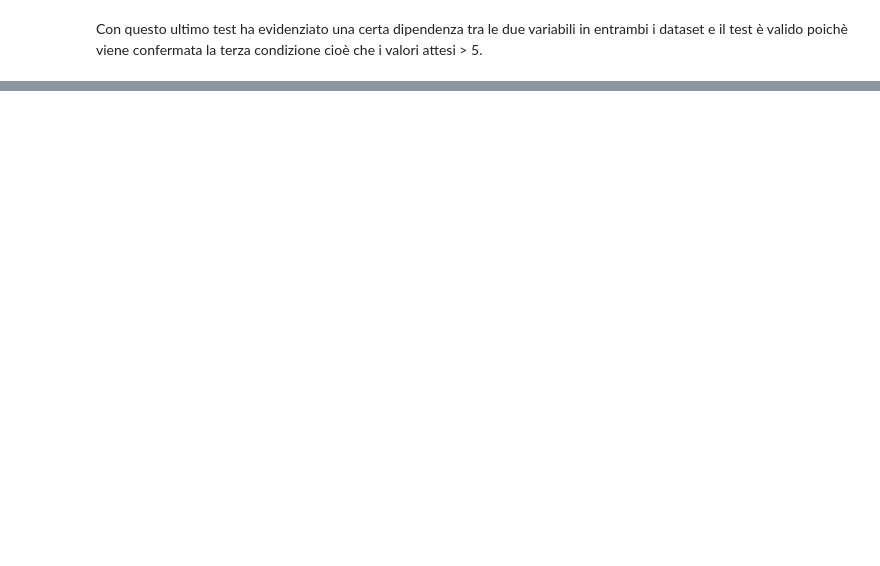
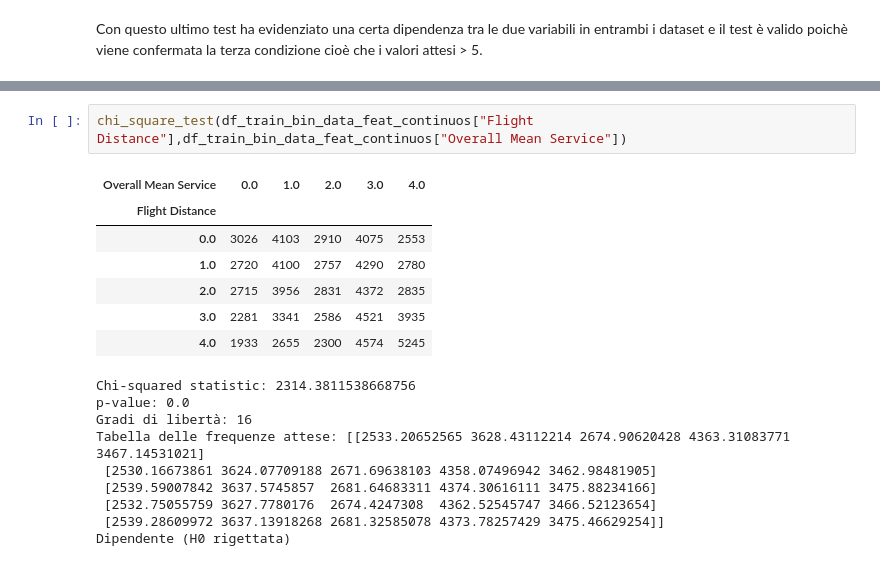
Before and after one commit to mingos25/Data-Science-Project, a Jupyter notebook: ds-project.ipynb, the cells around one changed output, grey strips where cells are left out. Saved outputs shown, nothing was run; the diff lists cells and outputs as text; blank space fills up the shorter version.

```diff
--- a/ds-project.ipynb
+++ b/ds-project.ipynb
@@ -1188,0 +1335,19 @@ Anche per questa relazione, sembra essere dipendente
+# %%
+chi_square_test(df_train_bin_data_feat_continuos["Flight Distance"],df_train_bin_data_feat_continuos["Overall Mean Service"])
+# %% [output]
+| Overall Mean Service | 0.0 | 1.0 | 2.0 | 3.0 | 4.0 |
+| Flight Distance |  |  |  |  |  |
+| 0.0 | 3026 | 4103 | 2910 | 4075 | 2553 |
+| 1.0 | 2720 | 4100 | 2757 | 4290 | 2780 |
+| 2.0 | 2715 | 3956 | 2831 | 4372 | 2835 |
+| 3.0 | 2281 | 3341 | 2586 | 4521 | 3935 |
+| 4.0 | 1933 | 2655 | 2300 | 4574 | 5245 |
+Chi-squared statistic: 2314.3811538668756
+p-value: 0.0
+Gradi di libertà: 16
+Tabella delle frequenze attese: [[2533.20652565 3628.43112214 2674.90620428 4363.31083771 3467.14531021]
+ [2530.16673861 3624.07709188 2671.69638103 4358.07496942 3462.98481905]
+ [2539.59007842 3637.5745857  2681.64683311 4374.30616111 3475.88234166]
+ [2532.75055759 3627.7780176  2674.4247308  4362.52545747 3466.52123654]
+ [2539.28609972 3637.13918268 2681.32585078 4373.78257429 3475.46629254]]
+Dipendente (H0 rigettata)
```
Also changed, not shown: parts of 32 cells of this notebook.
